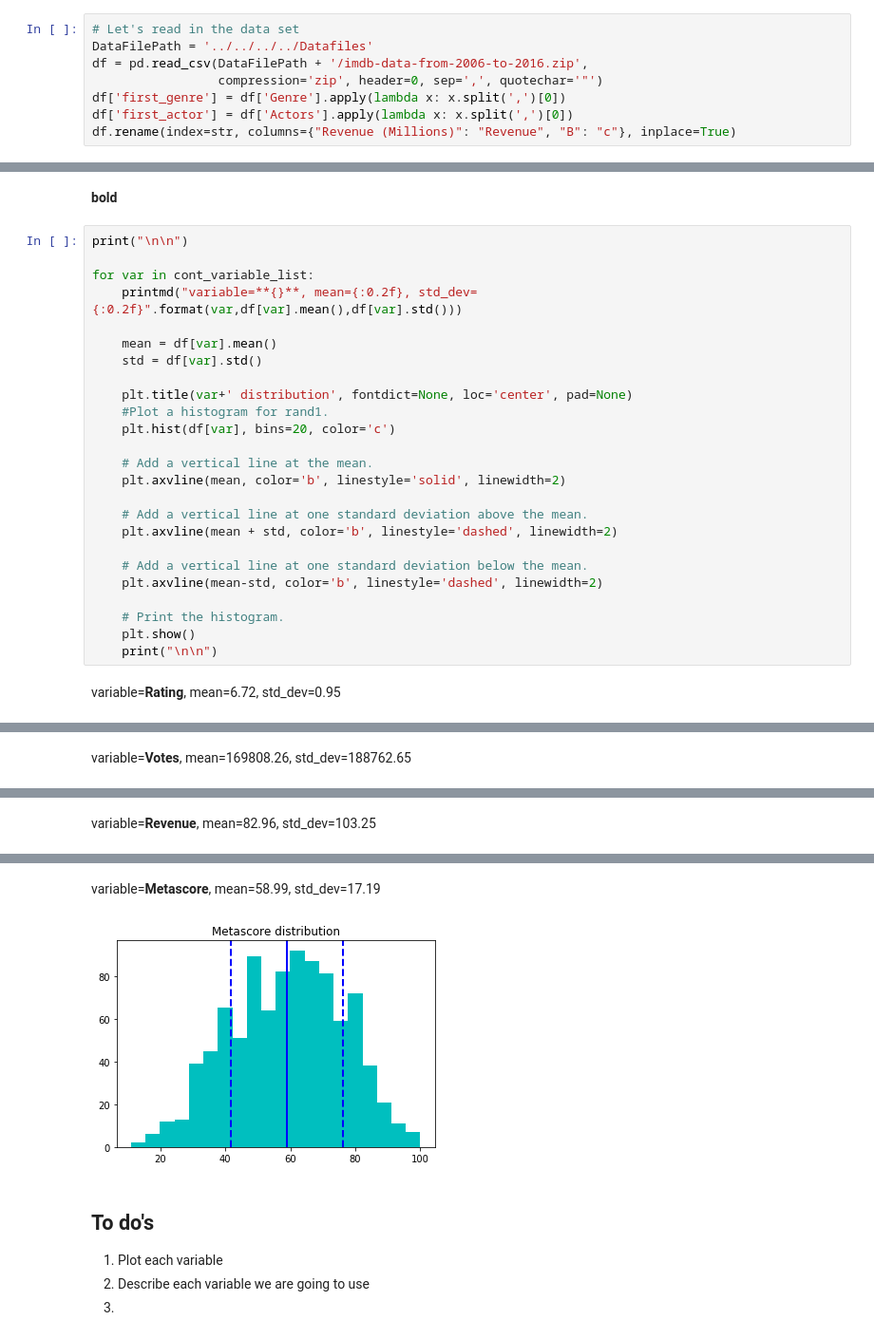
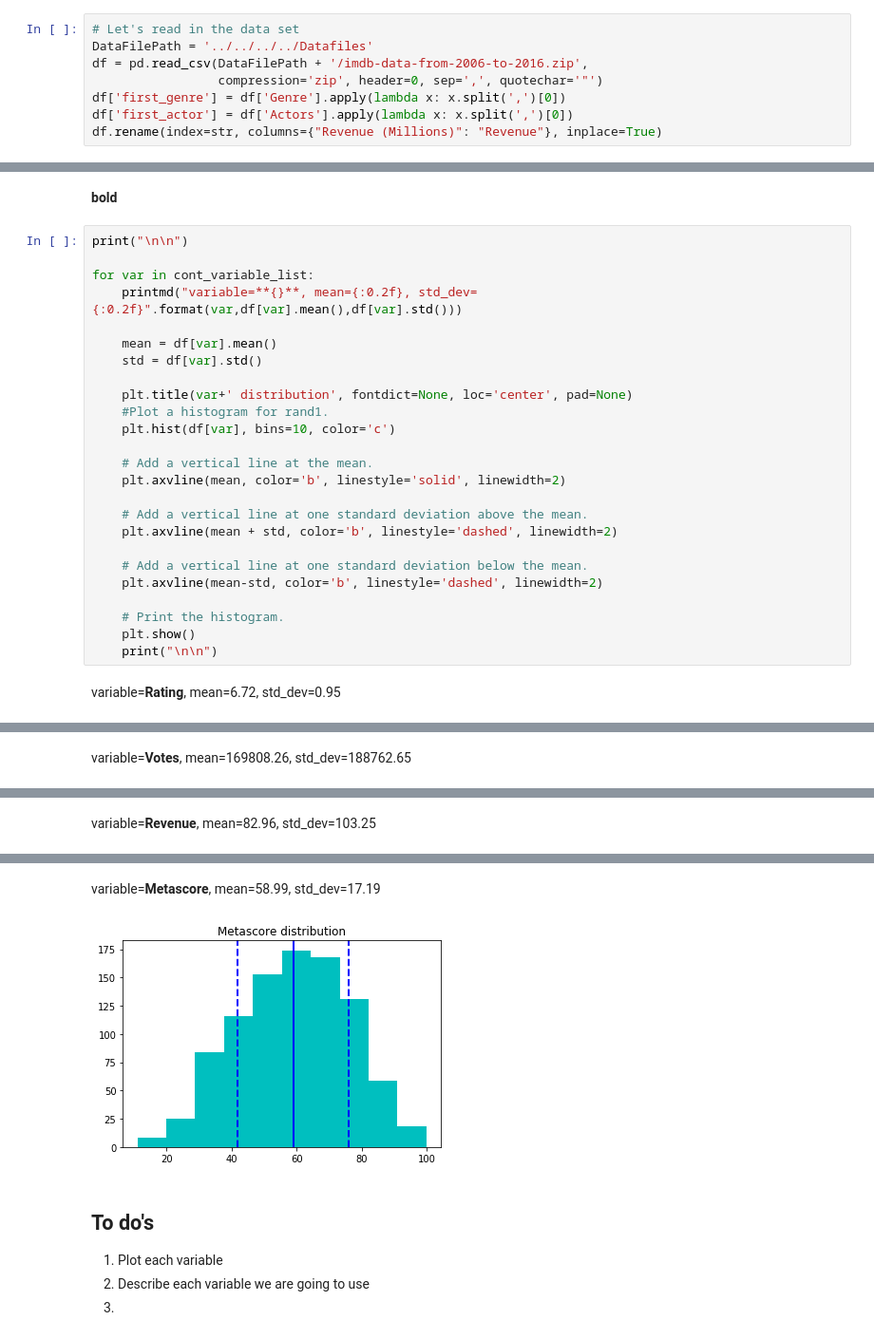
Before and after one commit to loupendley/Thinkful, a Jupyter notebook: HomeworkProjects/Unit2/Lesson1/Project8/PreparingADatasetForModeling.ipynb, the cells around one changed output, grey strips where cells are left out. Shown: that part at 95% size. Drawn from its saved outputs; the diff is of its cells as text.

```diff
--- a/HomeworkProjects/Unit2/Lesson1/Project8/PreparingADatasetForModeling.ipynb
+++ b/HomeworkProjects/Unit2/Lesson1/Project8/PreparingADatasetForModeling.ipynb
@@ -15,5 +15,5 @@ df = pd.read_csv(DataFilePath + '/imdb-data-from-2006-to-2016.zip',
                  compression='zip', header=0, sep=',', quotechar='"')
 df['first_genre'] = df['Genre'].apply(lambda x: x.split(',')[0])
 df['first_actor'] = df['Actors'].apply(lambda x: x.split(',')[0])
-df.rename(index=str, columns={"Revenue (Millions)": "Revenue", "B": "c"}, inplace=True)
+df.rename(index=str, columns={"Revenue (Millions)": "Revenue"}, inplace=True)
 # %%
@@ -178,7 +177,7 @@ for var in cont_variable_list:
 
     plt.title(var+' distribution', fontdict=None, loc='center', pad=None)
     #Plot a histogram for rand1.
-    plt.hist(df[var], bins=20, color='c')
+    plt.hist(df[var], bins=10, color='c')
 
     # Add a vertical line at the mean.
     plt.axvline(mean, color='b', linestyle='solid', linewidth=2)
@@ -202,5 +201,5 @@ variable=**Revenue**, mean=82.96, std_dev=103.25
 variable=**Metascore**, mean=58.99, std_dev=17.19
-[figure, old version]
+[figure, new version]
 # %% [markdown]
 ## To do's
 1.  Plot each variable
```
Also changed, not shown: parts of 11 cells of this notebook.
